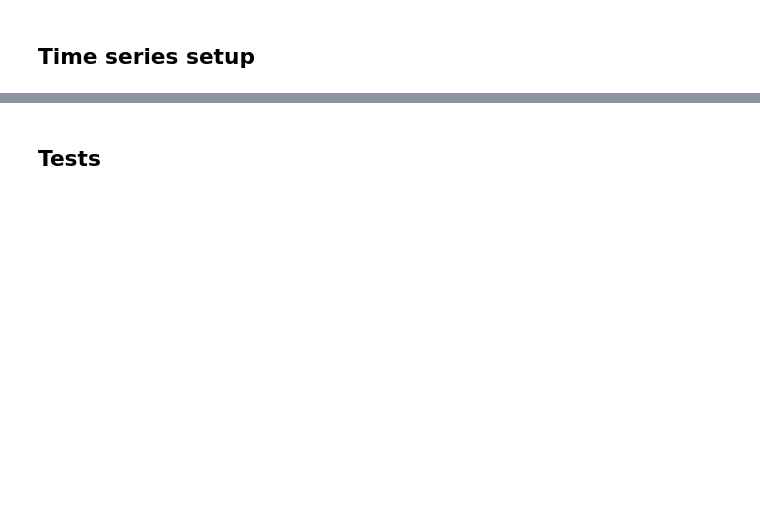
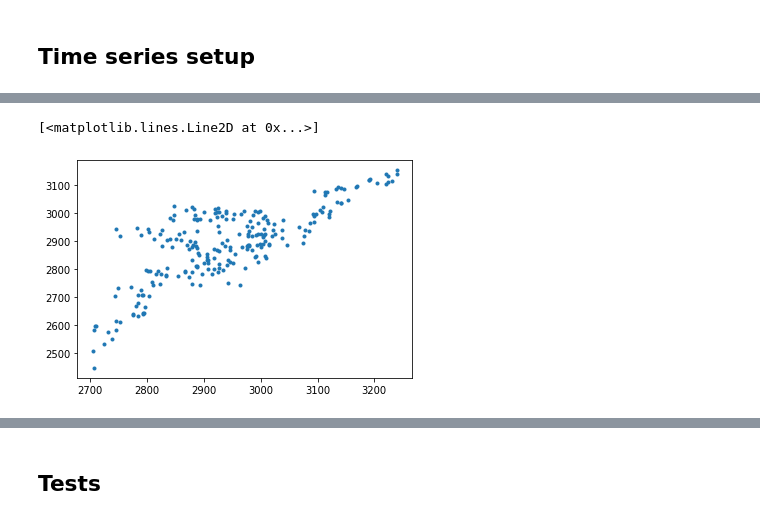
Before and after one commit to giotto-ai/giotto-time, a Jupyter notebook: examples/plots_test.ipynb, the cells around one changed output, grey strips where cells are left out. Cells and saved outputs as stored; diff of their text form; code cells hidden in the pictures; blank space fills up the shorter version.

```diff
--- a/examples/plots_test.ipynb
+++ b/examples/plots_test.ipynb
@@ -82,0 +161,5 @@ def seasonal_split(df : pd.DataFrame, season):
+# %%
+plt.plot(period_index_time_series, period_index_time_series.shift(20), '.')
+# %% [output]
+[<matplotlib.lines.Line2D at 0x...>]
+[figure, added]
```
Also changed, not shown: parts of 17 cells of this notebook.
